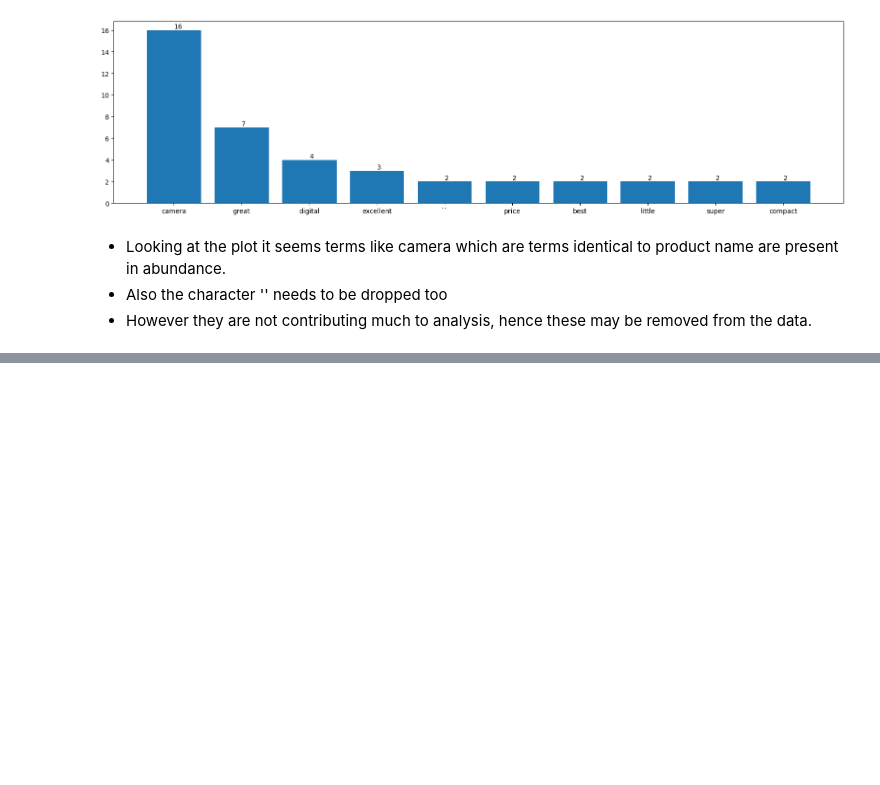
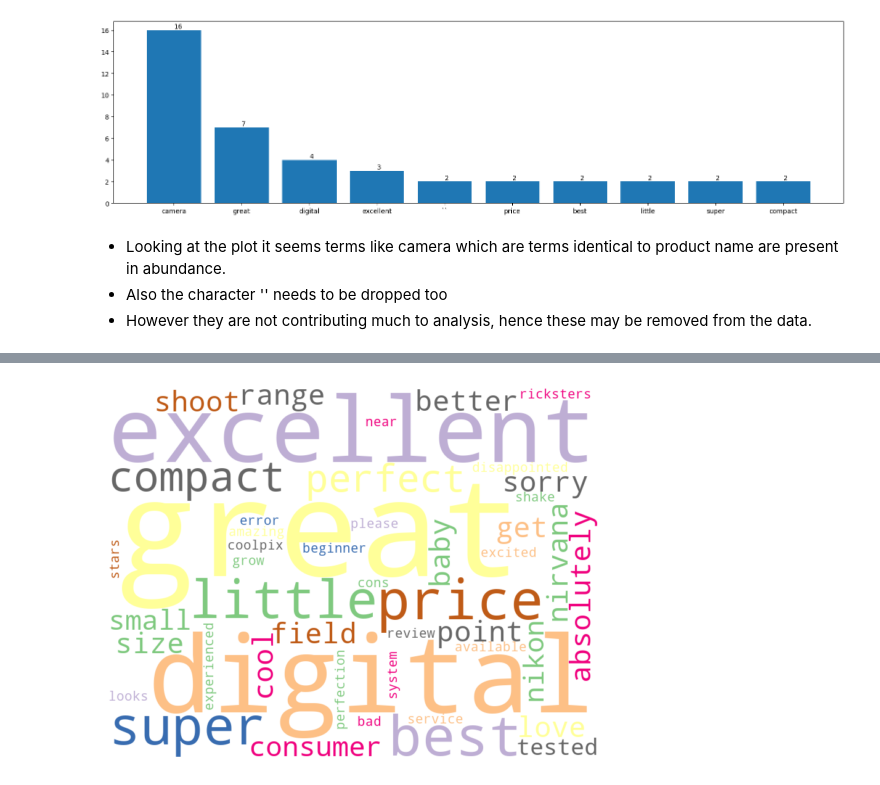
Before and after one commit to nits2612/NLP-Projects, a Jupyter notebook: Exploration-and-visualization-of-product reviews-using-nlt.ipynb, the cells around one changed output, grey strips where cells are left out. Cells and saved outputs as stored; diff of their text form; code cells hidden in the pictures; blank space fills up the shorter version.

Commit message:
Exploration and visualization of reviews using NLT | Version 3

```diff
--- a/Exploration-and-visualization-of-product reviews-using-nlt.ipynb
+++ b/Exploration-and-visualization-of-product reviews-using-nlt.ipynb
@@ -280,0 +292,4 @@ most_list.head(10)
+# %%
+most_list = most_list[most_list.words.str.isalpha()]
+# %%
+word_freq = {word : freq for word, freq in zip(most_list.words, most_list.freq)}
@@ -280,0 +300,9 @@ most_list.head(10)
+# %%
+wordcloud = WordCloud(width = 800, height = 600, background_color = "white", colormap = 'Accent')
+wordcloud.generate_from_frequencies(frequencies=word_freq)
+plt.figure()
+plt.imshow(wordcloud, interpolation="bilinear")
+plt.axis("off")
+plt.show()
+# %% [output]
+[figure, added]
```
Also changed, not shown: parts of 4 cells of this notebook.
